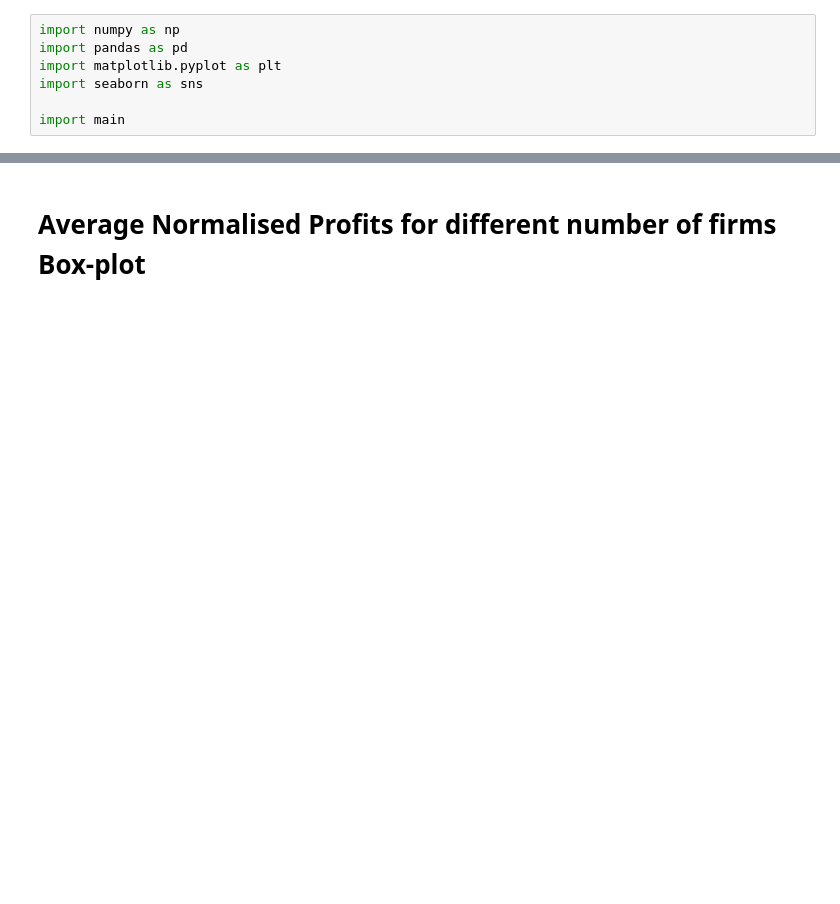
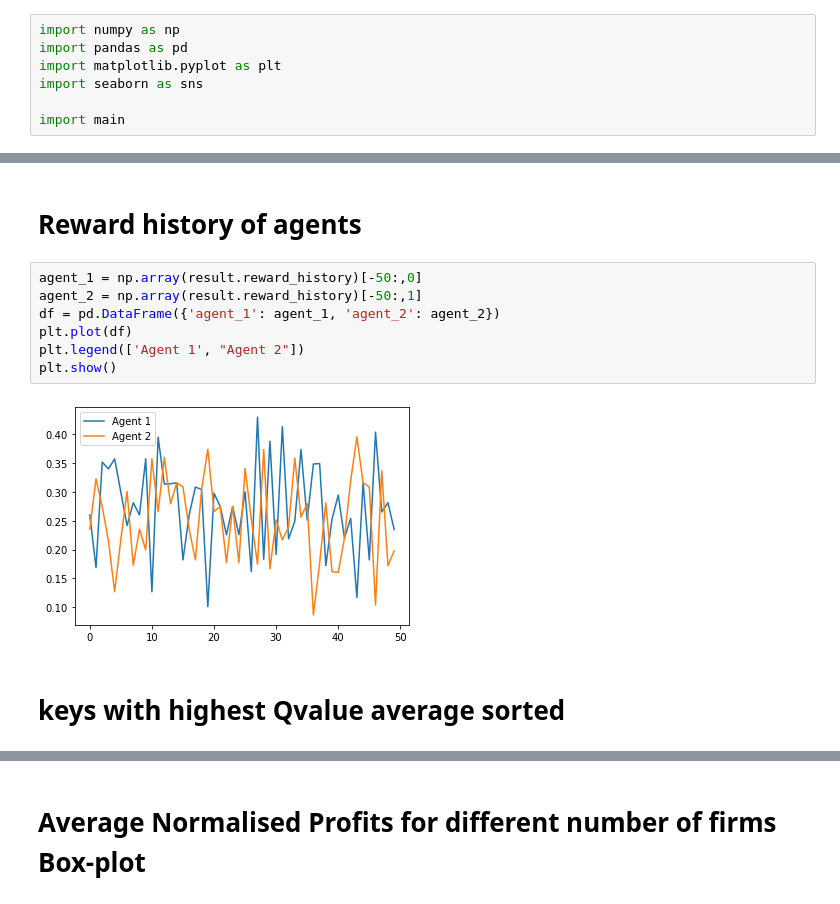
Before and after one commit to weehan299/multiagenteconomicssimulation, a Jupyter notebook: Data Analysis of Results.ipynb, the cells around one changed output, grey strips where cells are left out. Drawn from its saved outputs; the diff is of its cells as text; blank space fills up the shorter version.

```diff
--- a/Data Analysis of Results.ipynb
+++ b/Data Analysis of Results.ipynb
@@ -18,0 +47,13 @@ plt.plot(df)
+# %% [markdown]
+# Reward history of agents
+# %%
+agent_1 = np.array(result.reward_history)[-50:,0]
+agent_2 = np.array(result.reward_history)[-50:,1]
+df = pd.DataFrame({'agent_1': agent_1, 'agent_2': agent_2})
+plt.plot(df)
+plt.legend(['Agent 1', "Agent 2"])
+plt.show()
+# %% [output]
+[figure, added]
+# %% [markdown]
+# keys with highest Qvalue average sorted
```
Also changed, not shown: parts of 16 cells of this notebook, 5 other files.
